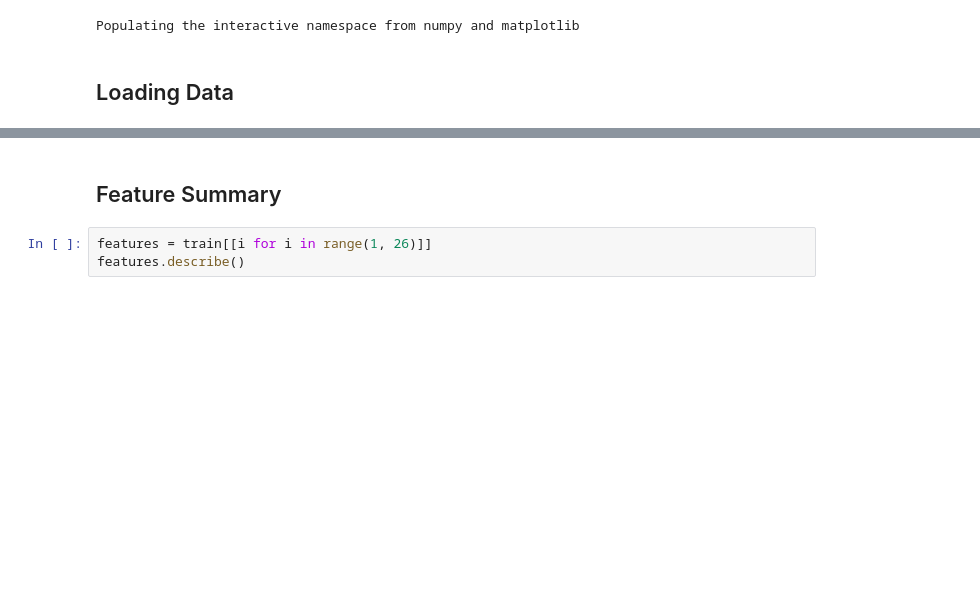
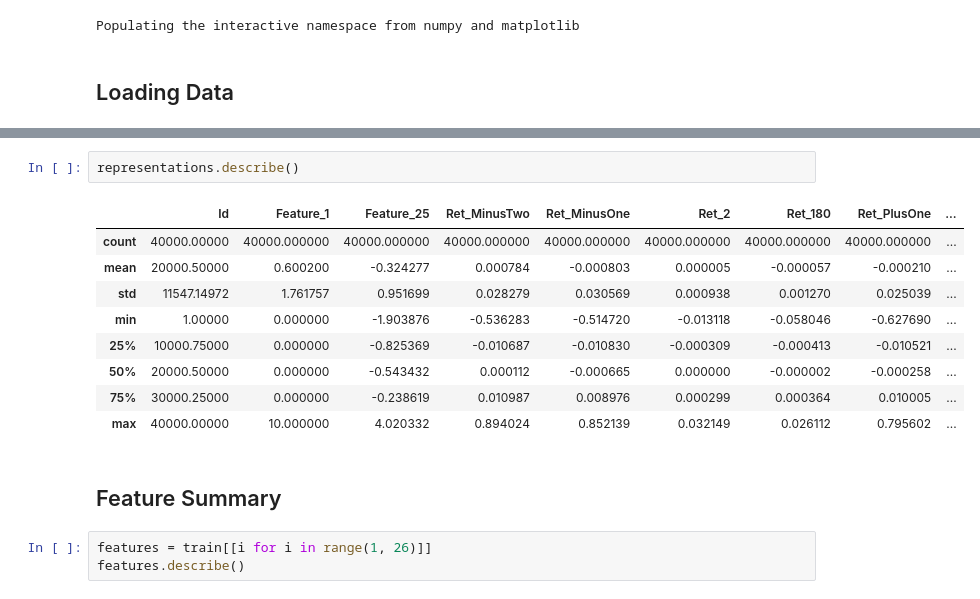
Before and after one commit to AndersonJo/machine-learning, a Jupyter notebook: 20 Kaggle Challenges/001 Winton Stock Market Challenge/02 Understanding Data.ipynb, the cells around one changed output, grey strips where cells are left out. Cells and saved outputs as stored; diff of their text form; blank space fills up the shorter version.

```diff
--- a/20 Kaggle Challenges/001 Winton Stock Market Challenge/02 Understanding Data.ipynb
+++ b/20 Kaggle Challenges/001 Winton Stock Market Challenge/02 Understanding Data.ipynb
@@ -71,4 +76,16 @@ train[['Id', 'Feature_1', 'Feature_25',
 | 4 | 5 | 6.0 | 3.219820 | -0.018224 | 0.011065 | -0.001232 | -0.000004 | 0.036104 | ... |
+# %%
+representations.describe()
+# %% [output]
+|  | Id | Feature_1 | Feature_25 | Ret_MinusTwo | Ret_MinusOne | Ret_2 | Ret_180 | Ret_PlusOne | ... |
+| count | 40000.00000 | 40000.000000 | 40000.000000 | 40000.000000 | 40000.000000 | 40000.000000 | 40000.000000 | 40000.000000 | ... |
+| mean | 20000.50000 | 0.600200 | -0.324277 | 0.000784 | -0.000803 | 0.000005 | -0.000057 | -0.000210 | ... |
+| std | 11547.14972 | 1.761757 | 0.951699 | 0.028279 | 0.030569 | 0.000938 | 0.001270 | 0.025039 | ... |
+| min | 1.00000 | 0.000000 | -1.903876 | -0.536283 | -0.514720 | -0.013118 | -0.058046 | -0.627690 | ... |
+| 25% | 10000.75000 | 0.000000 | -0.825369 | -0.010687 | -0.010830 | -0.000309 | -0.000413 | -0.010521 | ... |
+| 50% | 20000.50000 | 0.000000 | -0.543432 | 0.000112 | -0.000665 | 0.000000 | -0.000002 | -0.000258 | ... |
+| 75% | 30000.25000 | 0.000000 | -0.238619 | 0.010987 | 0.008976 | 0.000299 | 0.000364 | 0.010005 | ... |
+| max | 40000.00000 | 10.000000 | 4.020332 | 0.894024 | 0.852139 | 0.032149 | 0.026112 | 0.795602 | ... |
 # %% [markdown]
 ## Feature Summary
 # %%
```
Also changed, not shown: parts of 7 cells of this notebook, 2 other files.
